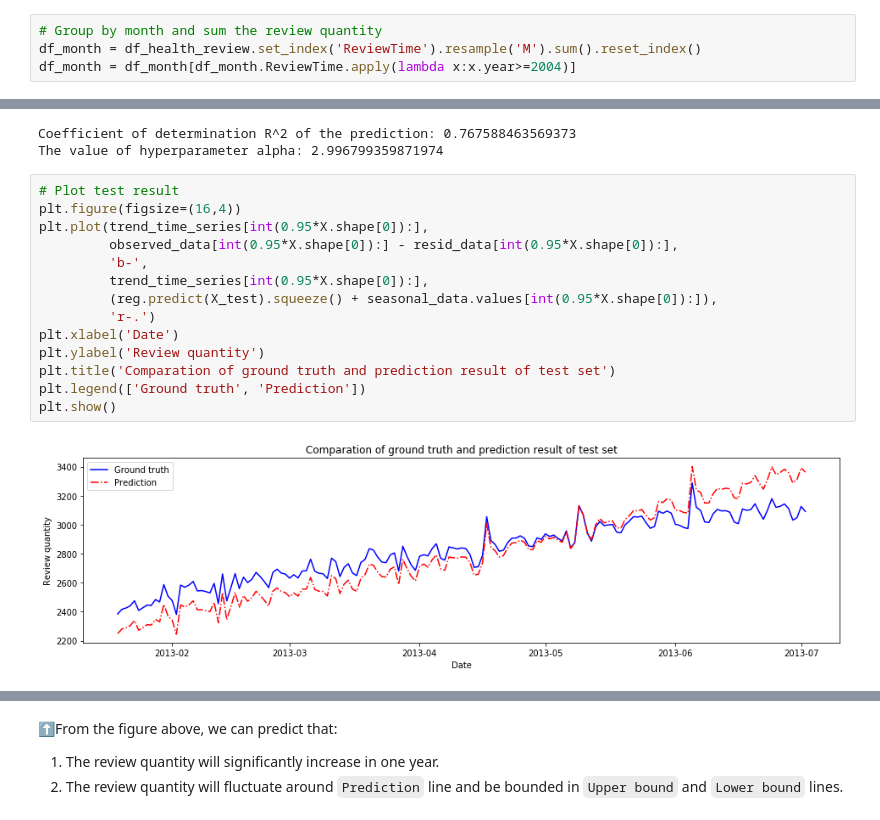
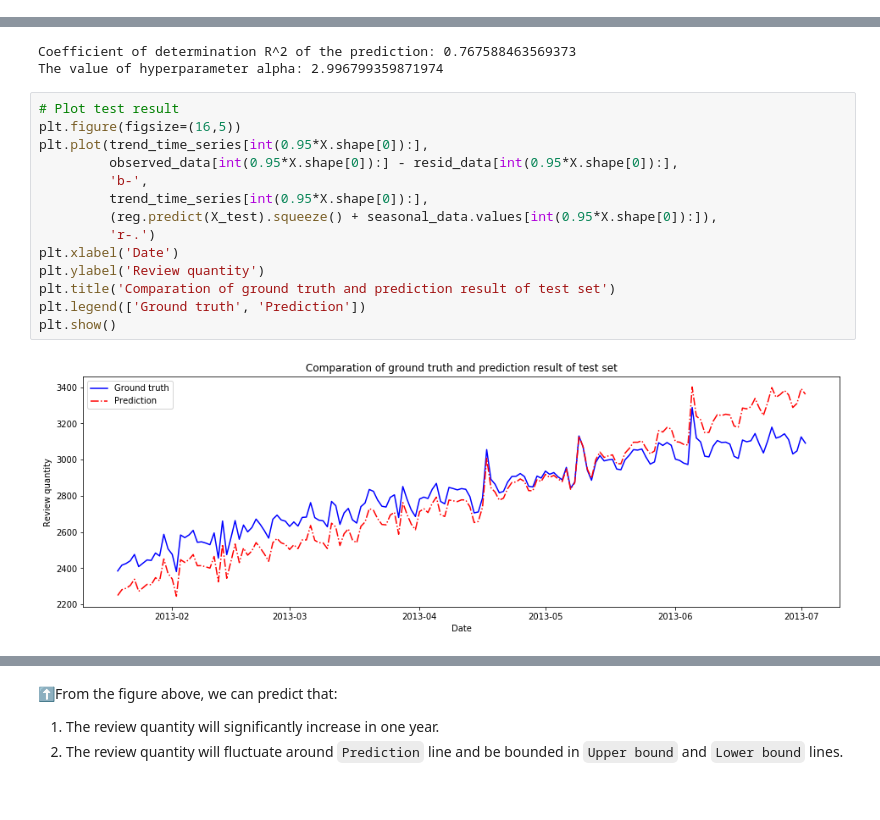
Before and after one commit to epfl-ada-2018/ada007project, a Jupyter notebook: Final_notebook.ipynb, the cells around one changed output, grey strips where cells are left out. Cells and saved outputs as stored; diff of their text form.

```diff
--- a/Final_notebook.ipynb
+++ b/Final_notebook.ipynb
@@ -180,4 +158,0 @@ df_rating_year
-# %%
-# Group by month and sum the review quantity
-df_month = df_health_review.set_index('ReviewTime').resample('M').sum().reset_index()
-df_month = df_month[df_month.ReviewTime.apply(lambda x:x.year>=2004)]
@@ -342,20 +291,20 @@ Coefficient of determination R^2 of the prediction: 0.767588463569373
 The value of hyperparameter alpha: 2.996799359871974
 # %%
 # Plot test result
-plt.figure(figsize=(16,4))
+plt.figure(figsize=(16,5))
 plt.plot(trend_time_series[int(0.95*X.shape[0]):],
          observed_data[int(0.95*X.shape[0]):] - resid_data[int(0.95*X.shape[0]):],
          'b-',
          trend_time_series[int(0.95*X.shape[0]):],
          (reg.predict(X_test).squeeze() + seasonal_data.values[int(0.95*X.shape[0]):]),
          'r-.')
 plt.xlabel('Date')
 plt.ylabel('Review quantity')
 plt.title('Comparation of ground truth and prediction result of test set')
 plt.legend(['Ground truth', 'Prediction'])
 plt.show()
 # %% [output]
-[figure, old version]
+[figure, new version]
 # %%
 # Predict feture trend in one year (2013-7-2 to 2014-7-2)
 last_day = trend_time_series[int(0.95*X.shape[0]):].iloc[-1]
```
Also changed, not shown: parts of 241 cells of this notebook.
